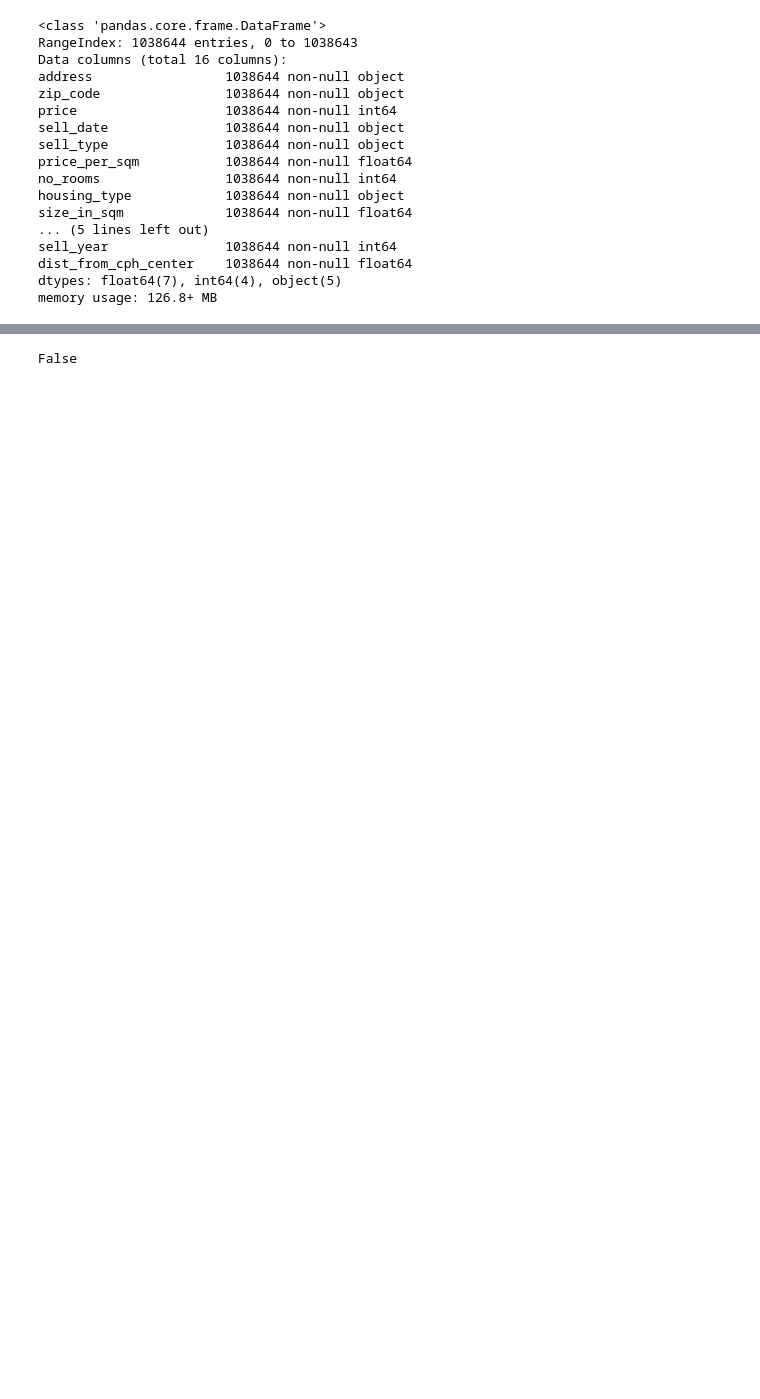
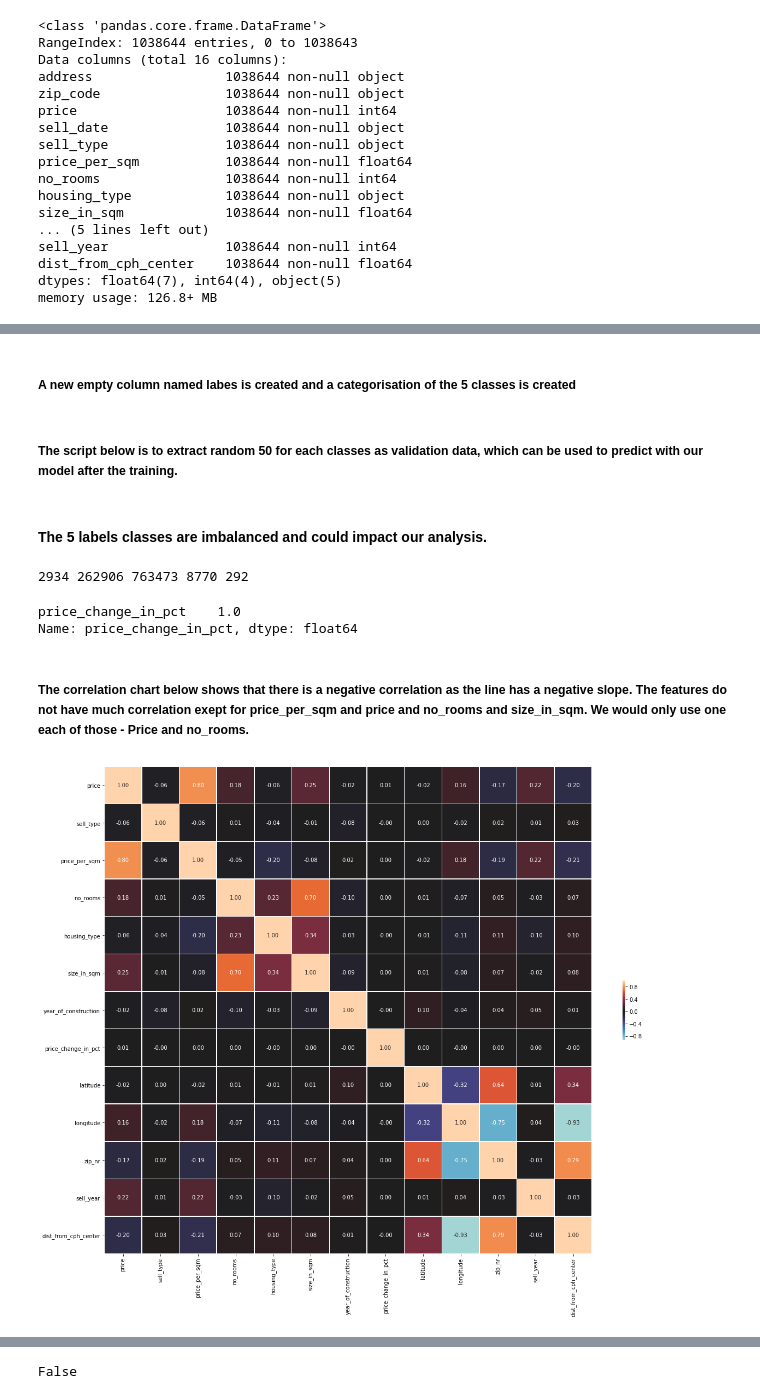
Before and after one commit to lakridserne/PowerSmiling, a Jupyter notebook: assignment_7/BI_assignment7.ipynb, the cells around one changed output, grey strips where cells are left out. Saved outputs shown, nothing was run; the diff lists cells and outputs as text; code cells hidden in the pictures; blank space fills up the shorter version.

```diff
--- a/assignment_7/BI_assignment7.ipynb
+++ b/assignment_7/BI_assignment7.ipynb
@@ -72,0 +90,8 @@ memory usage: 126.8+ MB
+# %%
+labelencoder = LabelEncoder()
+
+housingtype = labelencoder.fit_transform(df['housing_type'])
+selltype = labelencoder.fit_transform(df['sell_type'])
+# %%
+df['housing_type'] = housingtype
+df['sell_type'] = selltype
@@ -73,3 +119,5 @@ memory usage: 126.8+ MB
+# %% [markdown]
+##### A new empty column named labes is created and a categorisation of the 5 classes is created
 # %%
 df['labels'] = ""
 # %%
@@ -84,6 +132,8 @@ b = df[df['labels']==2]
 c = df[df['labels']==3]
 d = df[df['labels']==4]
 e = df[df['labels']==5]
+# %% [markdown]
+##### The script below is to extract random 50 for each classes as validation data, which can be used to predict with our model after the training.
 # %%
 asample = a.sample(n=50)
 bsample =b.sample(n=50)
@@ -93,3 +143,25 @@ esample =e.sample(n=50)
 # %%
 validation_y = pd.concat([asample, bsample, csample,dsample, esample])
 validation_xx = pd.concat([asample.iloc[:,0:17],bsample.iloc[:,0:17],csample.iloc[:,0:17],dsample.iloc[:,0:17],esample.iloc[:,0:17]])
+# %% [markdown]
+#### The 5 labels classes are imbalanced and could impact our analysis.
+# %%
+print(len(a),len(b),len(c),len(d),len(e))
+# %% [output]
+2934 262906 763473 8770 292
+# %%
+cor = df.corr()
+cor_target = abs(cor["price_change_in_pct"])
+relevant_features = cor_target[cor_target>0.01]
+relevant_features
+# %% [output]
+price_change_in_pct    1.0
+Name: price_change_in_pct, dtype: float64
+# %% [markdown]
+##### The correlation chart below shows that there is a negative correlation as the line has a negative slope. The features do not have much correlation exept for price_per_sqm and price and no_rooms and size_in_sqm. We would only use one each of those - Price and no_rooms.
+# %%
+fig, ax = plt.subplots(figsize=(20,20))
+sns.heatmap(df.corr(), vmax=1.0, center=0, fmt='.2f',square=True, linewidths=.5, annot=True, cbar_kws={"shrink": .10})
+plt.show();
+# %% [output]
+[figure, added]
```
Also changed, not shown: parts of 56 cells of this notebook.
